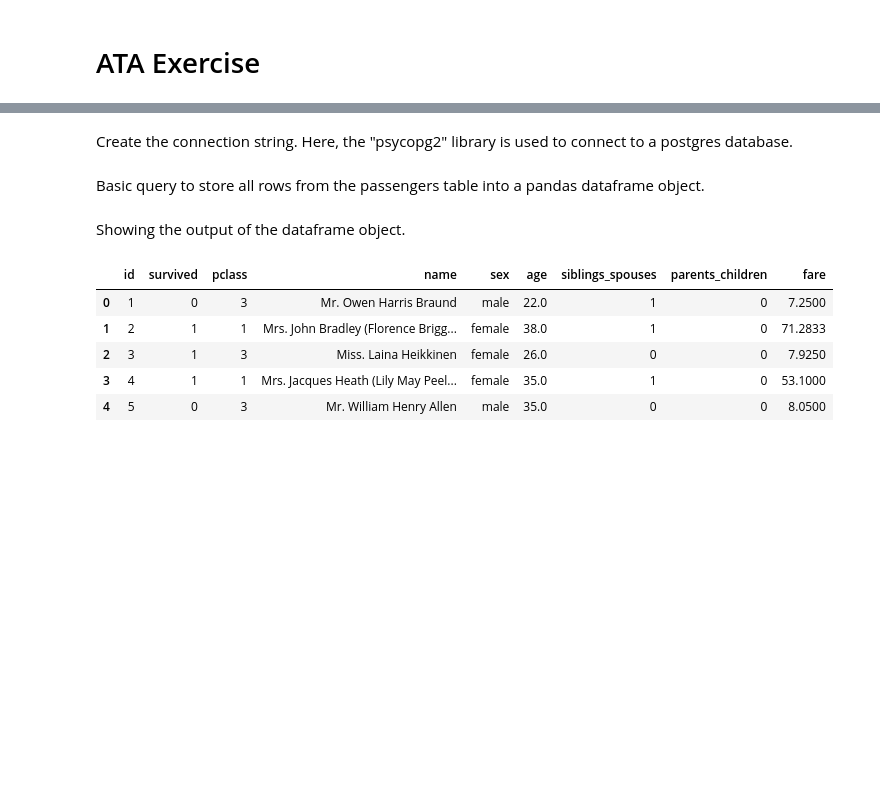
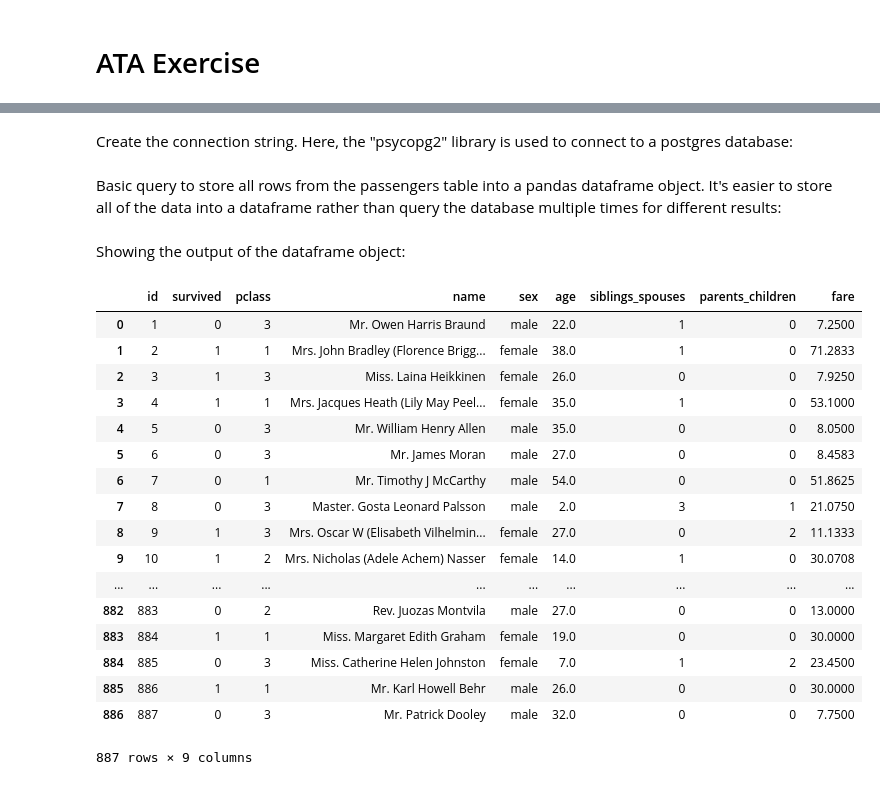
Before and after one commit to has220/ATA-Exercise, a Jupyter notebook: jupyter-postgres.ipynb, the cells around one changed output, grey strips where cells are left out. Cells and saved outputs as stored; diff of their text form; code cells hidden in the pictures; blank space fills up the shorter version.

```diff
--- a/jupyter-postgres.ipynb
+++ b/jupyter-postgres.ipynb
@@ -13,22 +13,34 @@ Load the configuration file and store the database settings in a dictionary obje
 with open('config.json') as f:
     conf = json.load(f)
 # %% [markdown]
-Create the connection string. Here, the "psycopg2" library is used to connect to a postgres database.
+Create the connection string. Here, the "psycopg2" library is used to connect to a postgres database:
 # %%
 conn_str = "host={} dbname={} user={} password={}".format(conf["host"], conf["database"], conf["user"], conf["passw"])
 conn = psycopg2.connect(conn_str)
 # %% [markdown]
-Basic query to store all rows from the passengers table into a pandas dataframe object.
+Basic query to store all rows from the passengers table into a pandas dataframe object. It's easier to store all of the data into a dataframe rather than query the database multiple times for different results:
 # %%
 df = pd.read_sql('SELECT * FROM passengers', con=conn)
 # %% [markdown]
-Showing the output of the dataframe object.
+Showing the output of the dataframe object:
 # %%
-df.head()
+df
 # %% [output]
 |  | id | survived | pclass | name | sex | age | siblings_spouses | parents_children | fare |
 | 0 | 1 | 0 | 3 | Mr. Owen Harris Braund | male | 22.0 | 1 | 0 | 7.2500 |
 | 1 | 2 | 1 | 1 | Mrs. John Bradley (Florence Brigg... | female | 38.0 | 1 | 0 | 71.2833 |
 | 2 | 3 | 1 | 3 | Miss. Laina Heikkinen | female | 26.0 | 0 | 0 | 7.9250 |
 | 3 | 4 | 1 | 1 | Mrs. Jacques Heath (Lily May Peel... | female | 35.0 | 1 | 0 | 53.1000 |
 | 4 | 5 | 0 | 3 | Mr. William Henry Allen | male | 35.0 | 0 | 0 | 8.0500 |
+| 5 | 6 | 0 | 3 | Mr. James Moran | male | 27.0 | 0 | 0 | 8.4583 |
+| 6 | 7 | 0 | 1 | Mr. Timothy J McCarthy | male | 54.0 | 0 | 0 | 51.8625 |
+| 7 | 8 | 0 | 3 | Master. Gosta Leonard Palsson | male | 2.0 | 3 | 1 | 21.0750 |
+| 8 | 9 | 1 | 3 | Mrs. Oscar W (Elisabeth Vilhelmin... | female | 27.0 | 0 | 2 | 11.1333 |
+| 9 | 10 | 1 | 2 | Mrs. Nicholas (Adele Achem) Nasser | female | 14.0 | 1 | 0 | 30.0708 |
+| ... | ... | ... | ... | ... | ... | ... | ... | ... | ... |
+| 882 | 883 | 0 | 2 | Rev. Juozas Montvila | male | 27.0 | 0 | 0 | 13.0000 |
+| 883 | 884 | 1 | 1 | Miss. Margaret Edith Graham | female | 19.0 | 0 | 0 | 30.0000 |
+| 884 | 885 | 0 | 3 | Miss. Catherine Helen Johnston | female | 7.0 | 1 | 2 | 23.4500 |
+| 885 | 886 | 1 | 1 | Mr. Karl Howell Behr | male | 26.0 | 0 | 0 | 30.0000 |
+| 886 | 887 | 0 | 3 | Mr. Patrick Dooley | male | 32.0 | 0 | 0 | 7.7500 |
+887 rows × 9 columns
```
Also changed, not shown: parts of 12 cells of this notebook, 1 other file.
